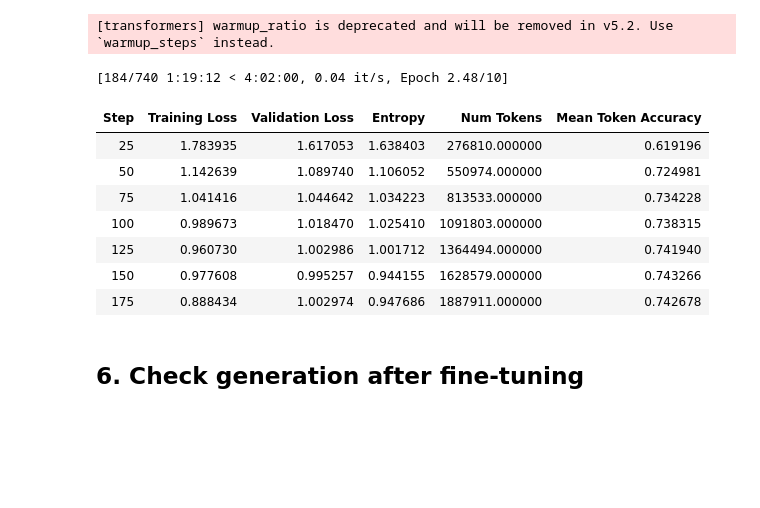
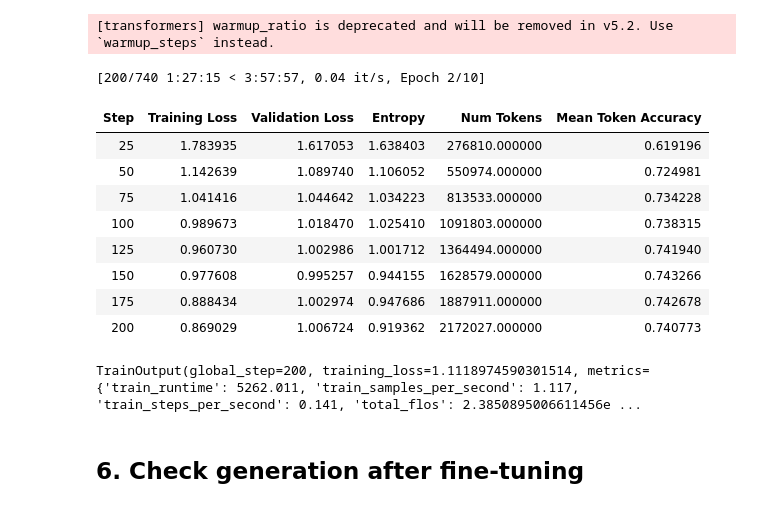
Before and after one commit to entropy-om/entheai, a Jupyter notebook: Rahul_rangarao_phi_fixed.ipynb, the cells around one changed output. Cells and saved outputs as stored; diff of their text form; code cells hidden in the pictures; blank space fills up the shorter version.

```diff
--- a/Rahul_rangarao_phi_fixed.ipynb
+++ b/Rahul_rangarao_phi_fixed.ipynb
@@ -138,6 +141,7 @@ data = load_dataset("json", data_files={
     "train": f"{DATA_DIR}/train.jsonl",
     "validation": f"{DATA_DIR}/valid.jsonl",
     "test": f"{DATA_DIR}/test.jsonl",   # keep this private, only touch it once at the very end
+    "rahul-train": f"{DATA_DIR}/rahul-train.jsonl
 })
 # %% [markdown]
 ## 5. Train
@@ -178,23 +182,25 @@ sft_config = SFTConfig(
 # %%
 trainer = SFTTrainer(
     model=model,
     args=sft_config,
     train_dataset=data["train"],
     eval_dataset=data["validation"],   # test stays untouched until final eval below
     peft_config=lora_config,
-    callbacks=[EarlyStoppingCallback(early_stopping_patience=2)],
+    callbacks=[EarlyStoppingCallback(early_stopping_patience=5)],
 )
 trainer.train()
 # %% [output]
-[184/740 1:19:12 < 4:02:00, 0.04 it/s, Epoch 2.48/10]
+[200/740 1:27:15 < 3:57:57, 0.04 it/s, Epoch 2/10]
 | Step | Training Loss | Validation Loss | Entropy | Num Tokens | Mean Token Accuracy |
 | 25 | 1.783935 | 1.617053 | 1.638403 | 276810.000000 | 0.619196 |
 | 50 | 1.142639 | 1.089740 | 1.106052 | 550974.000000 | 0.724981 |
 | 75 | 1.041416 | 1.044642 | 1.034223 | 813533.000000 | 0.734228 |
 | 100 | 0.989673 | 1.018470 | 1.025410 | 1091803.000000 | 0.738315 |
 | 125 | 0.960730 | 1.002986 | 1.001712 | 1364494.000000 | 0.741940 |
 | 150 | 0.977608 | 0.995257 | 0.944155 | 1628579.000000 | 0.743266 |
 | 175 | 0.888434 | 1.002974 | 0.947686 | 1887911.000000 | 0.742678 |
+| 200 | 0.869029 | 1.006724 | 0.919362 | 2172027.000000 | 0.740773 |
+TrainOutput(global_step=200, training_loss=1.1118974590301514, metrics={'train_runtime': 5262.011, 'train_samples_per_second': 1.117, 'train_steps_per_second': 0.141, 'total_flos': 2.3850895006611456e ...
 # %% [markdown]
 ## 6. Check generation after fine-tuning
 # %%
```
Also changed, not shown: parts of 13 cells of this notebook.
